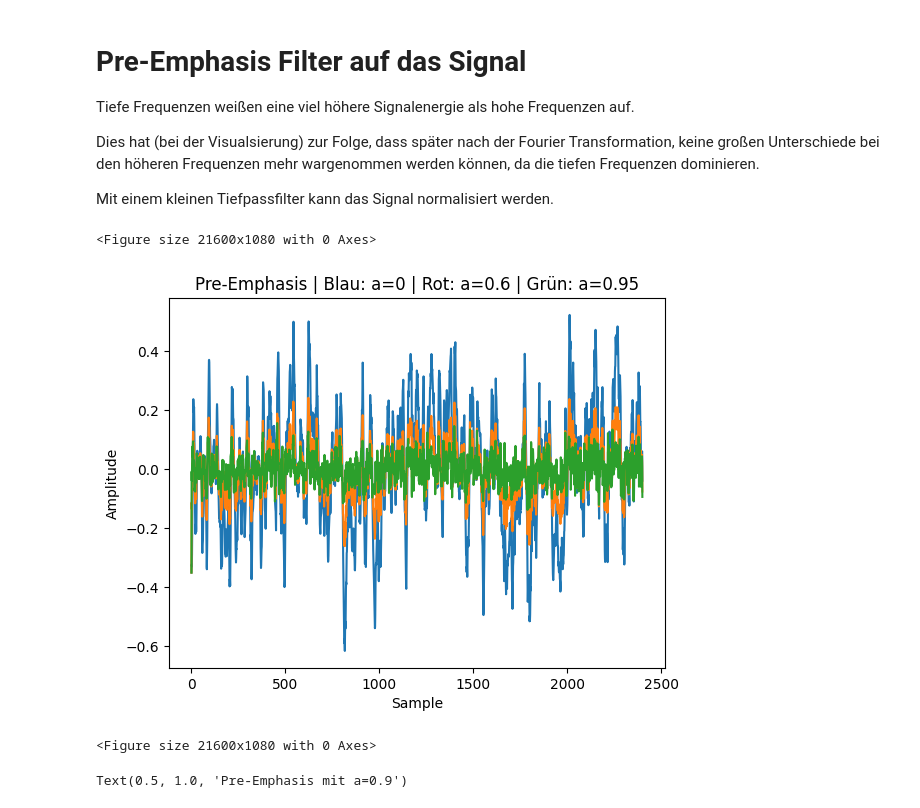
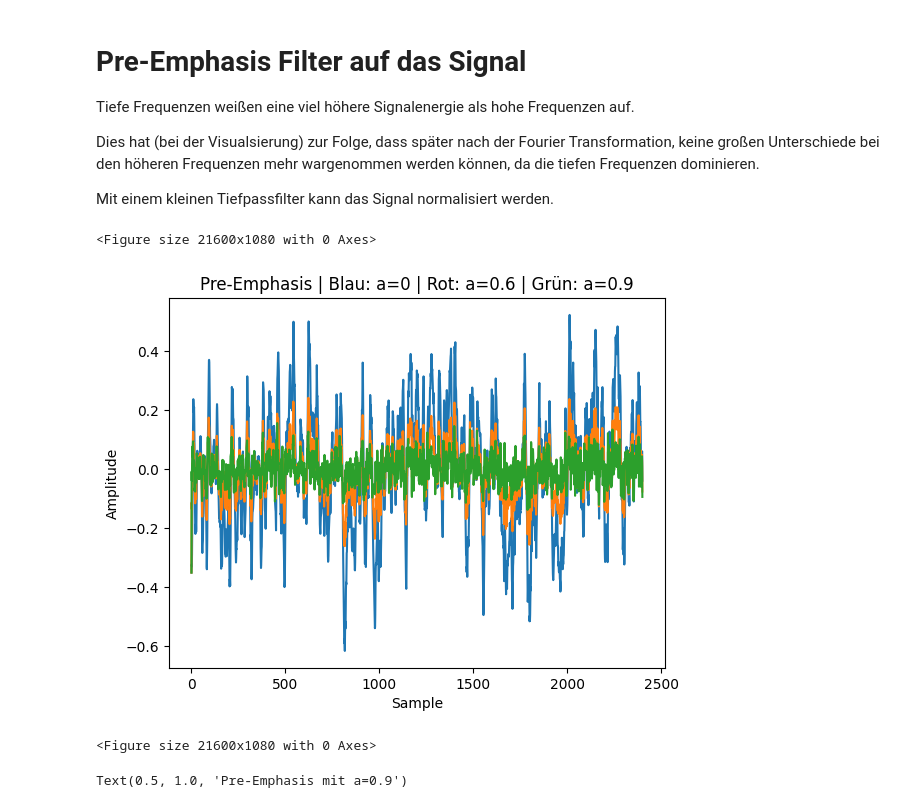
Before and after one commit to felix0351z/AudioVisualizer, a Jupyter notebook: notebooks/quantisierung.ipynb, the cells around one changed output. Cells and saved outputs as stored; diff of their text form; code cells hidden in the pictures.

```diff
--- a/notebooks/quantisierung.ipynb
+++ b/notebooks/quantisierung.ipynb
@@ -70,25 +70,20 @@ Mit einem kleinen Tiefpassfilter kann das Signal normalisiert werden.
 # %%
 
 x = float_frame
 new_signal = np.append(x[0], x[1:] - 0.6 * x[:-1])
 new_signal2 = np.append(x[0], x[1:] - 0.9 * x[:-1])
 
-#or
-#h = np.empty(shape=2, dtype=np.float32)
-##h[0] = 1
-#h[1] = -0.9
-#new_signal2 = np.convolve(x, h)
 
 plt.plot(float_frame)
 plt.plot(new_signal)
 plt.plot(new_signal2)
 plt.xlabel("Sample")
 plt.ylabel("Amplitude")
-plt.title("Pre-Emphasis | Blau: a=0 | Rot: a=0.6 | Grün: a=0.95")
+plt.title("Pre-Emphasis | Blau: a=0 | Rot: a=0.6 | Grün: a=0.9")
 figure(figsize=(20, 1), dpi=1080)
 # %% [output]
 <Figure size 21600x1080 with 0 Axes>
-[figure, old version]
+[figure, new version]
 <Figure size 21600x1080 with 0 Axes>
 # %%
 plt.plot(np.abs(np.fft.rfft(new_signal2)))
```
Also changed, not shown: 3 other files.
